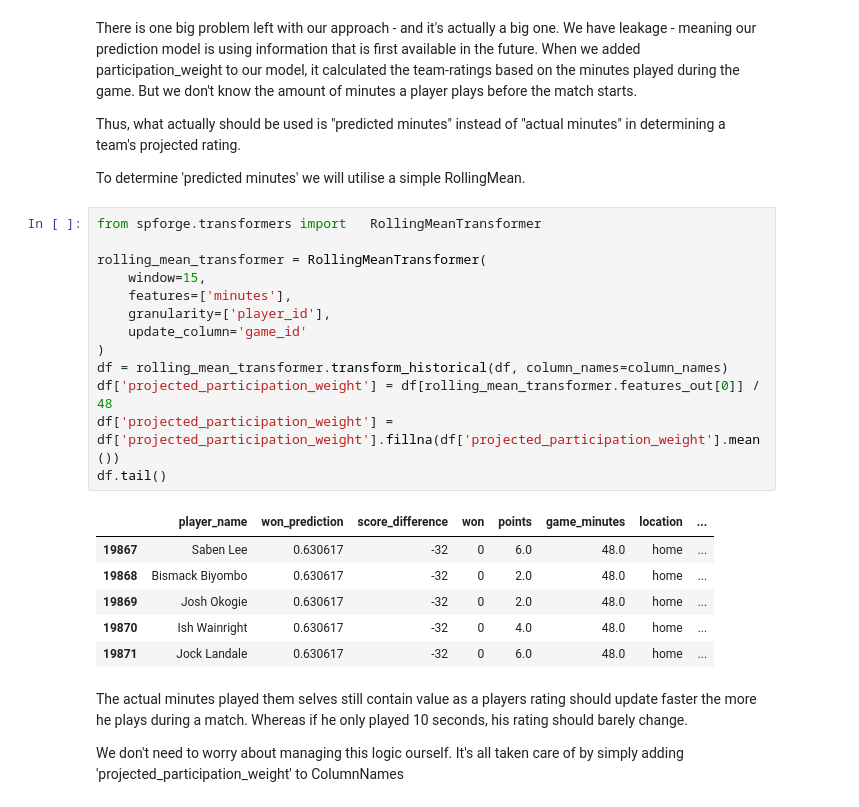
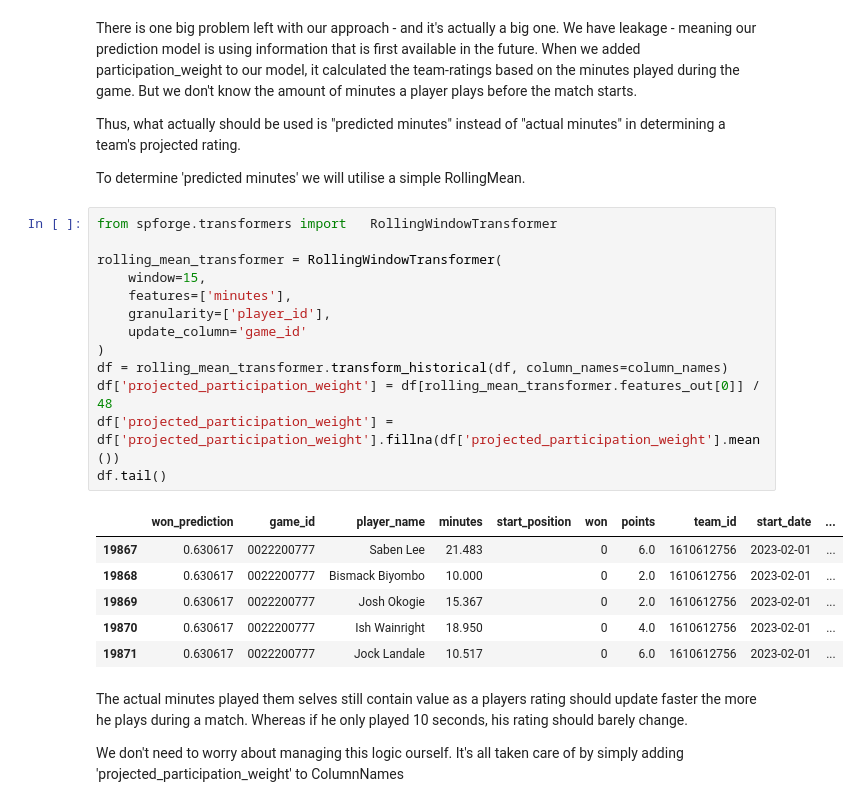
Before and after one commit to MathiasHolmstrom/player-performance-ratings, a Jupyter notebook: examples/nba/game_winner_guide.ipynb, the cells around one changed output. Saved outputs shown, nothing was run; the diff lists cells and outputs as text.

```diff
--- a/examples/nba/game_winner_guide.ipynb
+++ b/examples/nba/game_winner_guide.ipynb
@@ -350,25 +350,25 @@ Thus, what actually should be used is "predicted minutes" instead of "actual min
 
 To determine 'predicted minutes' we will utilise a simple RollingMean.
 # %%
-from spforge.transformers import   RollingMeanTransformer
+from spforge.transformers import   RollingWindowTransformer
 
-rolling_mean_transformer = RollingMeanTransformer(
+rolling_mean_transformer = RollingWindowTransformer(
     window=15,
     features=['minutes'],
     granularity=['player_id'],
     update_column='game_id'
 )
 df = rolling_mean_transformer.transform_historical(df, column_names=column_names)
 df['projected_participation_weight'] = df[rolling_mean_transformer.features_out[0]] / 48
 df['projected_participation_weight'] = df['projected_participation_weight'].fillna(df['projected_participation_weight'].mean())
 df.tail()
 # %% [output]
-|  | player_name | won_prediction | score_difference | won | points | game_minutes | location | ... |
-| 19867 | Saben Lee | 0.630617 | -32 | 0 | 6.0 | 48.0 | home | ... |
-| 19868 | Bismack Biyombo | 0.630617 | -32 | 0 | 2.0 | 48.0 | home | ... |
-| 19869 | Josh Okogie | 0.630617 | -32 | 0 | 2.0 | 48.0 | home | ... |
-| 19870 | Ish Wainright | 0.630617 | -32 | 0 | 4.0 | 48.0 | home | ... |
-| 19871 | Jock Landale | 0.630617 | -32 | 0 | 6.0 | 48.0 | home | ... |
+|  | won_prediction | game_id | player_name | minutes | start_position | won | points | team_id | start_date | ... |
+| 19867 | 0.630617 | 0022200777 | Saben Lee | 21.483 |  | 0 | 6.0 | 1610612756 | 2023-02-01 | ... |
+| 19868 | 0.630617 | 0022200777 | Bismack Biyombo | 10.000 |  | 0 | 2.0 | 1610612756 | 2023-02-01 | ... |
+| 19869 | 0.630617 | 0022200777 | Josh Okogie | 15.367 |  | 0 | 2.0 | 1610612756 | 2023-02-01 | ... |
+| 19870 | 0.630617 | 0022200777 | Ish Wainright | 18.950 |  | 0 | 4.0 | 1610612756 | 2023-02-01 | ... |
+| 19871 | 0.630617 | 0022200777 | Jock Landale | 10.517 |  | 0 | 6.0 | 1610612756 | 2023-02-01 | ... |
 # %% [markdown]
 The actual minutes played them selves still contain value as a players rating should update faster the more he plays during a match. Whereas if he only played 10 seconds, his rating should barely change.
 
```
Also changed, not shown: parts of 3 cells of this notebook, 2 other files.
